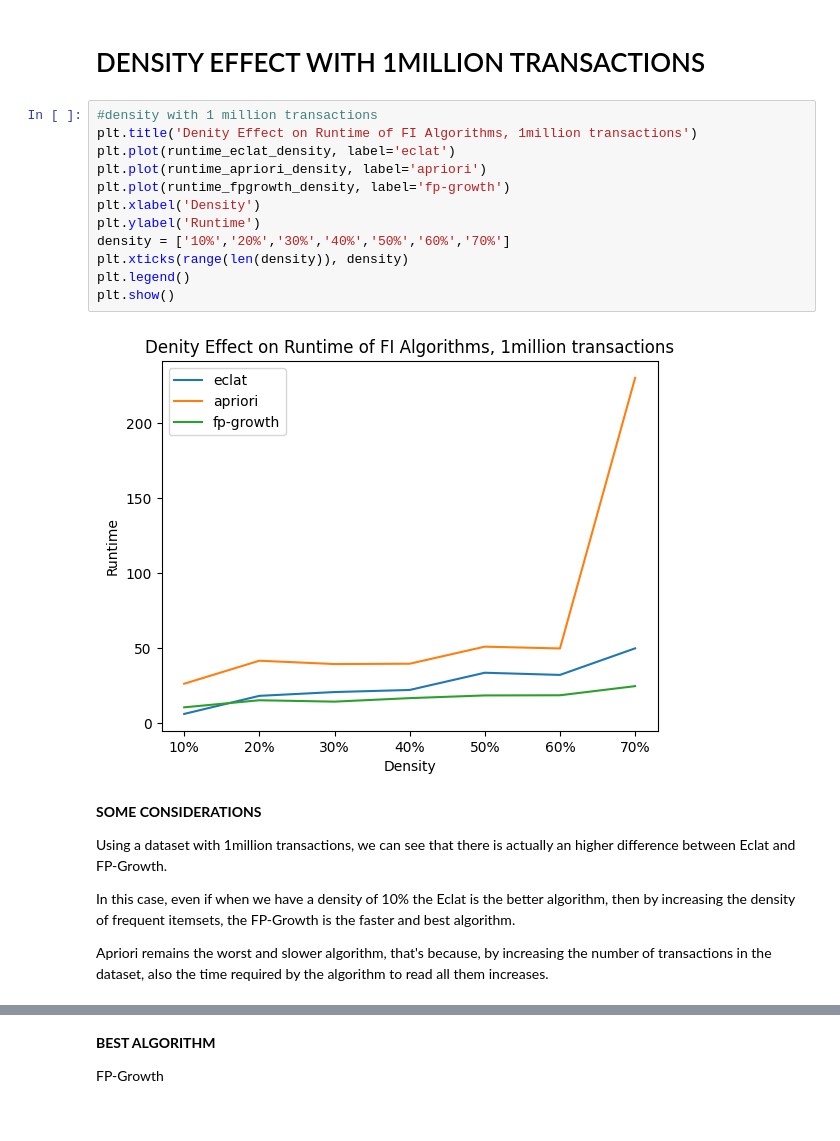
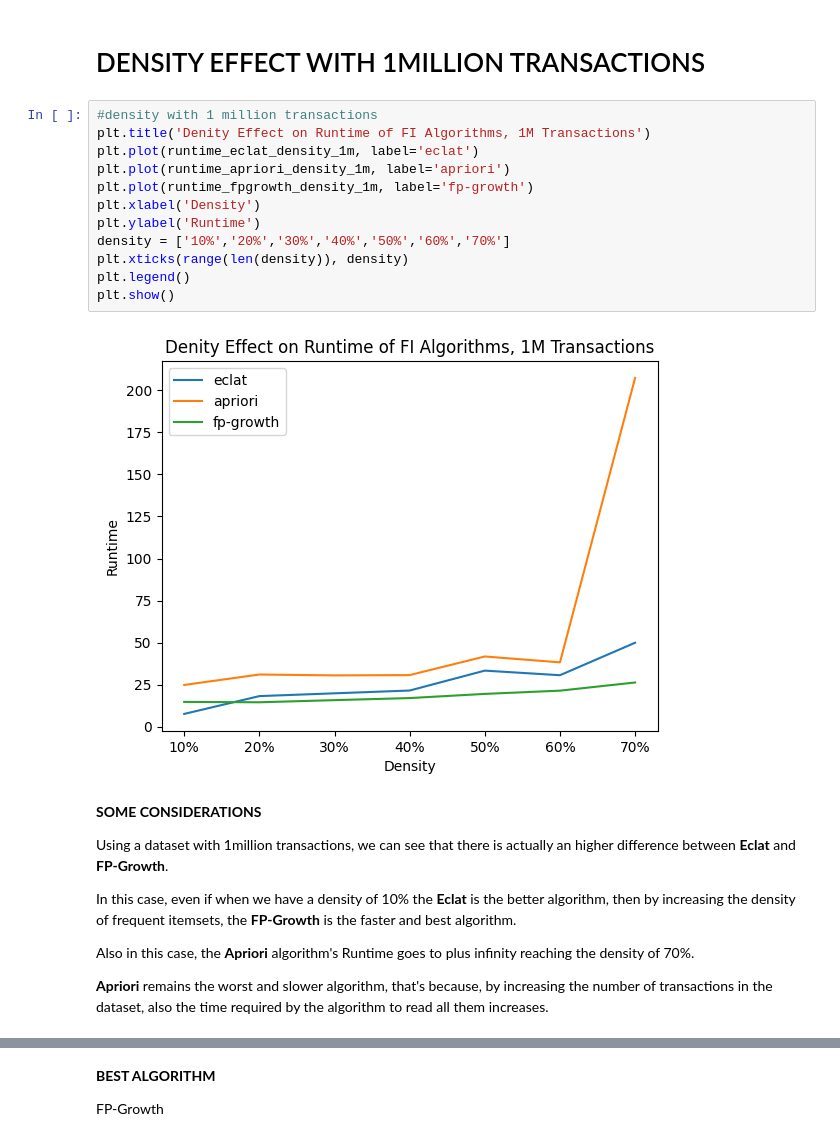
Before and after one commit to NicoloAvesani/Finding-Frequent-Itemsets-, a Jupyter notebook: MINING_PROJECT_APRIORI_ECLAT_FPGROWTH.ipynb, the cells around one changed output, grey strips where cells are left out. Drawn from its saved outputs; the diff is of its cells as text.

```diff
--- a/MINING_PROJECT_APRIORI_ECLAT_FPGROWTH.ipynb
+++ b/MINING_PROJECT_APRIORI_ECLAT_FPGROWTH.ipynb
@@ -2074,23 +2088,25 @@ else             : FP-Growth
 # DENSITY EFFECT WITH 1MILLION TRANSACTIONS
 # %%
 #density with 1 million transactions
-plt.title('Denity Effect on Runtime of FI Algorithms, 1million transactions')
-plt.plot(runtime_eclat_density, label='eclat')
-plt.plot(runtime_apriori_density, label='apriori')
-plt.plot(runtime_fpgrowth_density, label='fp-growth')
+plt.title('Denity Effect on Runtime of FI Algorithms, 1M Transactions')
+plt.plot(runtime_eclat_density_1m, label='eclat')
+plt.plot(runtime_apriori_density_1m, label='apriori')
+plt.plot(runtime_fpgrowth_density_1m, label='fp-growth')
 plt.xlabel('Density')
 plt.ylabel('Runtime')
 density = ['10%','20%','30%','40%','50%','60%','70%']
 plt.xticks(range(len(density)), density)
 plt.legend()
 plt.show()
 # %% [output]
-[figure, old version]
+[figure, new version]
 # %% [markdown]
 **SOME CONSIDERATIONS**
 
-Using a dataset with 1million transactions, we can see that there is actually an higher difference between Eclat and FP-Growth.
+Using a dataset with 1million transactions, we can see that there is actually an higher difference between **Eclat** and **FP-Growth**.
 
-In this case, even if when we have a density of 10% the Eclat is the better algorithm, then by increasing the density of frequent itemsets, the FP-Growth is the faster and best algorithm.
+In this case, even if when we have a density of 10% the **Eclat** is the better algorithm, then by increasing the density of frequent itemsets, the **FP-Growth** is the faster and best algorithm.
 
-Apriori remains the worst and slower algorithm, that's because, by increasing the number of transactions in the dataset, also the time required by the algorithm to read all them increases.
+Also in this case, the **Apriori** algorithm's Runtime goes to plus infinity reaching the density of 70%.
+
+**Apriori** remains the worst and slower algorithm, that's because, by increasing the number of transactions in the dataset, also the time required by the algorithm to read all them increases.
```
Also changed, not shown: parts of 35 cells of this notebook.
